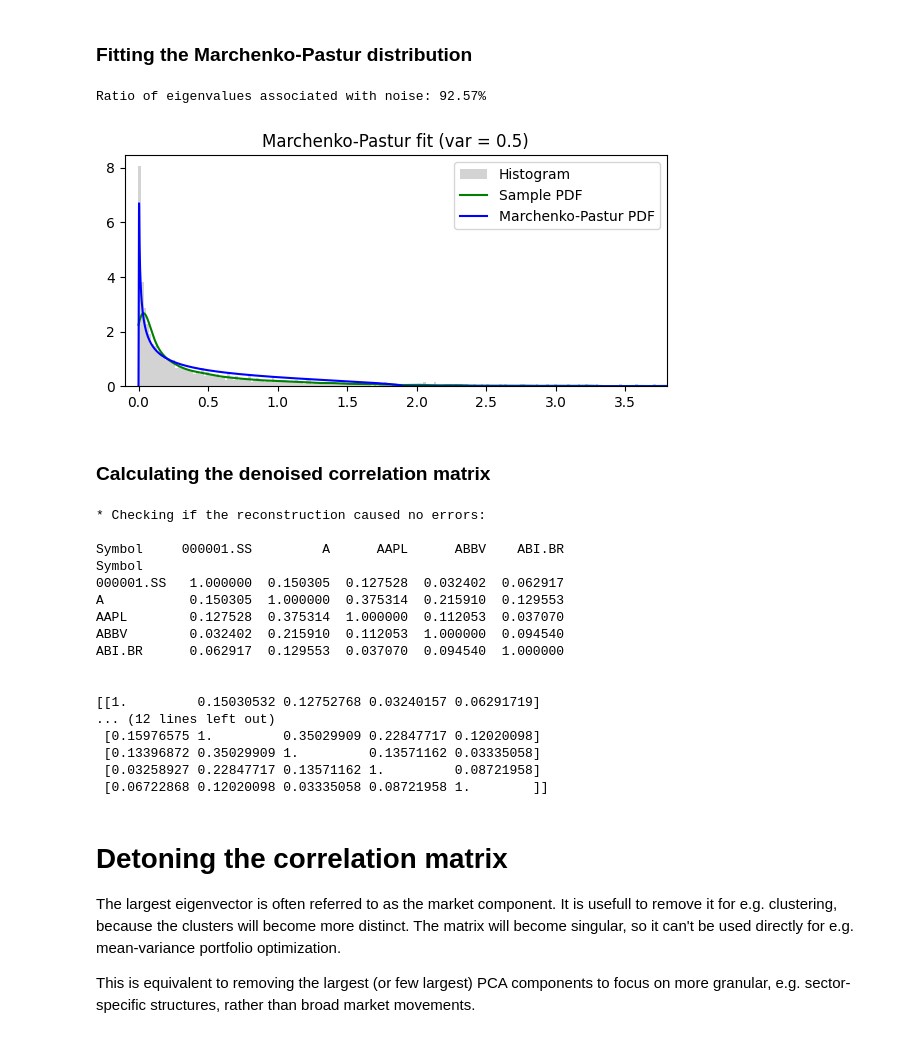
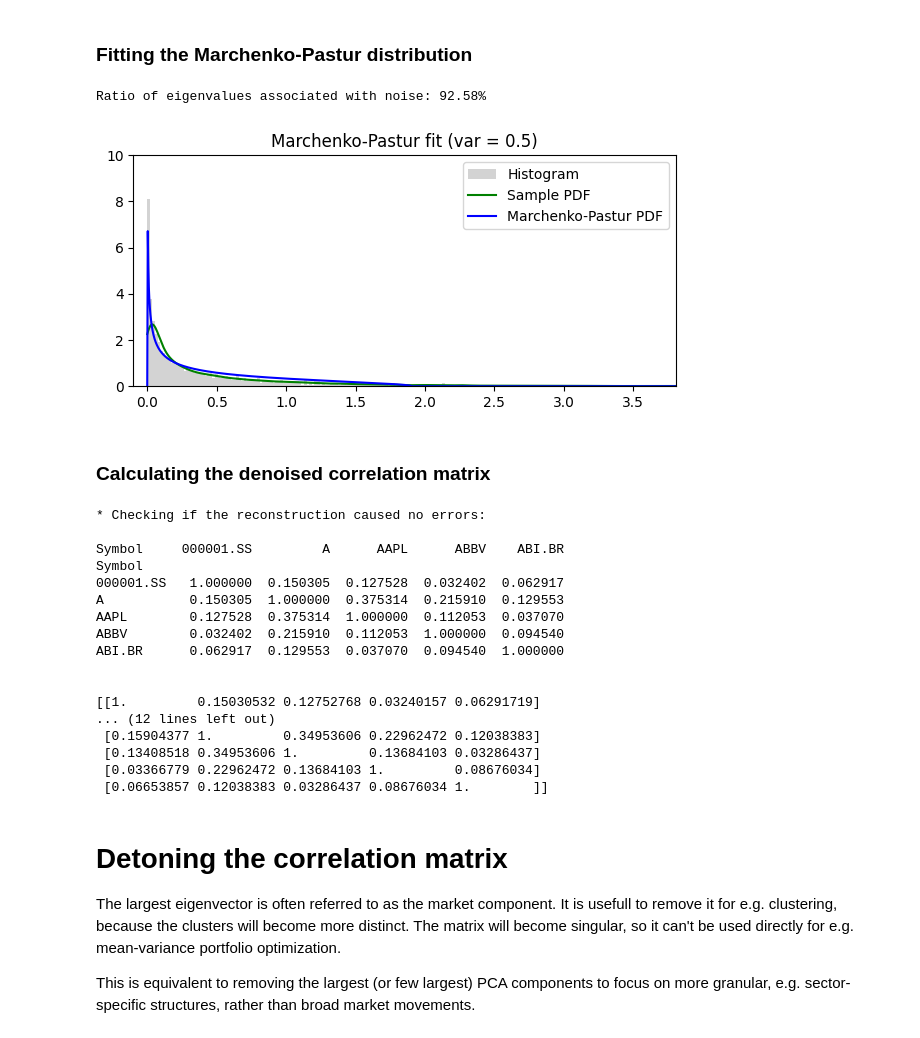
Before and after one commit to jan-fab/ml_for_asset_managers, a Jupyter notebook: 2. Denoising and Detoning.ipynb, the cells around one changed output. Cells and saved outputs as stored; diff of their text form; code cells hidden in the pictures.

```diff
--- a/2. Denoising and Detoning.ipynb
+++ b/2. Denoising and Detoning.ipynb
@@ -23,7 +23,7 @@ df_stocks_info = pd.read_csv('stocks_info.csv')
 chosen_assets = df_stocks_info['symbol'] # We choose all data
 
 df_returns = f.calculate_returns(chosen_assets=chosen_assets, min_obs_threshold = 0.65)
-df_returns = df_returns.drop(columns=['GOOGL', 'FOXA'])
+df_returns = df_returns.drop(columns=['GOOGL']) # , 'FOXA'
 print(f'df_returns shape: (T, N) = {df_returns.shape}')
 
 # Checking the assumption
@@ -140,35 +140,36 @@ def plot_mp_calibration(eigenvalues, var0, T, N, kde_bw):
     # A visualisation of how well the calibration went
 
     eigen_pdf, _, _ = get_eigen_pdf(eigenvalues, kde_bw)
     _, _, mp_support_max = mp_pdf(var0, T=T, N=N)
 
     x_vals = np.linspace(0, 2 * mp_support_max, 1000)
 
     plt.figure(figsize=(7, 3))
     plt.xlim(-0.1, 2 * mp_support_max)
+    plt.ylim(top=10)
     plt.hist(eigenvalues, density=True, bins=10000, color = 'lightgray', label = 'Histogram')
     plt.plot(x_vals, eigen_pdf(x_vals), color = 'green', label = 'Sample PDF')
     plt.plot(x_vals, mp_pdf(var0, T=T, N=N, x=x_vals)[0], color = 'blue', label = 'Marchenko-Pastur PDF')
     plt.title(f"Marchenko-Pastur fit (var = {round(var0, 2)})")
     plt.legend()
 
 
 corr_matrix = df_returns.corr()
 
 eigenvalues, eigenvectors = get_eigen_decomp(corr_matrix)
 
 kde_bw = 0.02 # Fitting sample PDF hyparparameter (visually, so sample PDF is in line with the histogram)
 
 var0 = fit_mp_distr(eigenvalues, T, N, kde_bw = kde_bw) # Fitting variance of the Marchenko-Pastur dist.
 
 plot_mp_calibration(eigenvalues, var0, T, N, kde_bw) # Visual inspections of the results
 
 _, support_min, support_max = mp_pdf(var0, T, N)
 
 print(f'Ratio of eigenvalues associated with noise: {np.round(100*np.sum(eigenvalues < support_max)/N, 2)}%')
 # %% [output]
-Ratio of eigenvalues associated with noise: 92.57%
+Ratio of eigenvalues associated with noise: 92.58%
-[figure, old version]
+[figure, new version]
 # %% [markdown]
 ### Calculating the denoised correlation matrix
 # %%
@@ -222,10 +223,10 @@ ABI.BR      0.062917  0.129553  0.037070  0.094540  1.000000
 
 [[1.         0.15030532 0.12752768 0.03240157 0.06291719]
 ... (12 lines left out)
- [0.15976575 1.         0.35029909 0.22847717 0.12020098]
- [0.13396872 0.35029909 1.         0.13571162 0.03335058]
- [0.03258927 0.22847717 0.13571162 1.         0.08721958]
- [0.06722868 0.12020098 0.03335058 0.08721958 1.        ]]
+ [0.15904377 1.         0.34953606 0.22962472 0.12038383]
+ [0.13408518 0.34953606 1.         0.13684103 0.03286437]
+ [0.03366779 0.22962472 0.13684103 1.         0.08676034]
+ [0.06653857 0.12038383 0.03286437 0.08676034 1.        ]]
 # %% [markdown]
 # Detoning the correlation matrix
 
```
Also changed, not shown: parts of 2 cells of this notebook, 6 other files.
